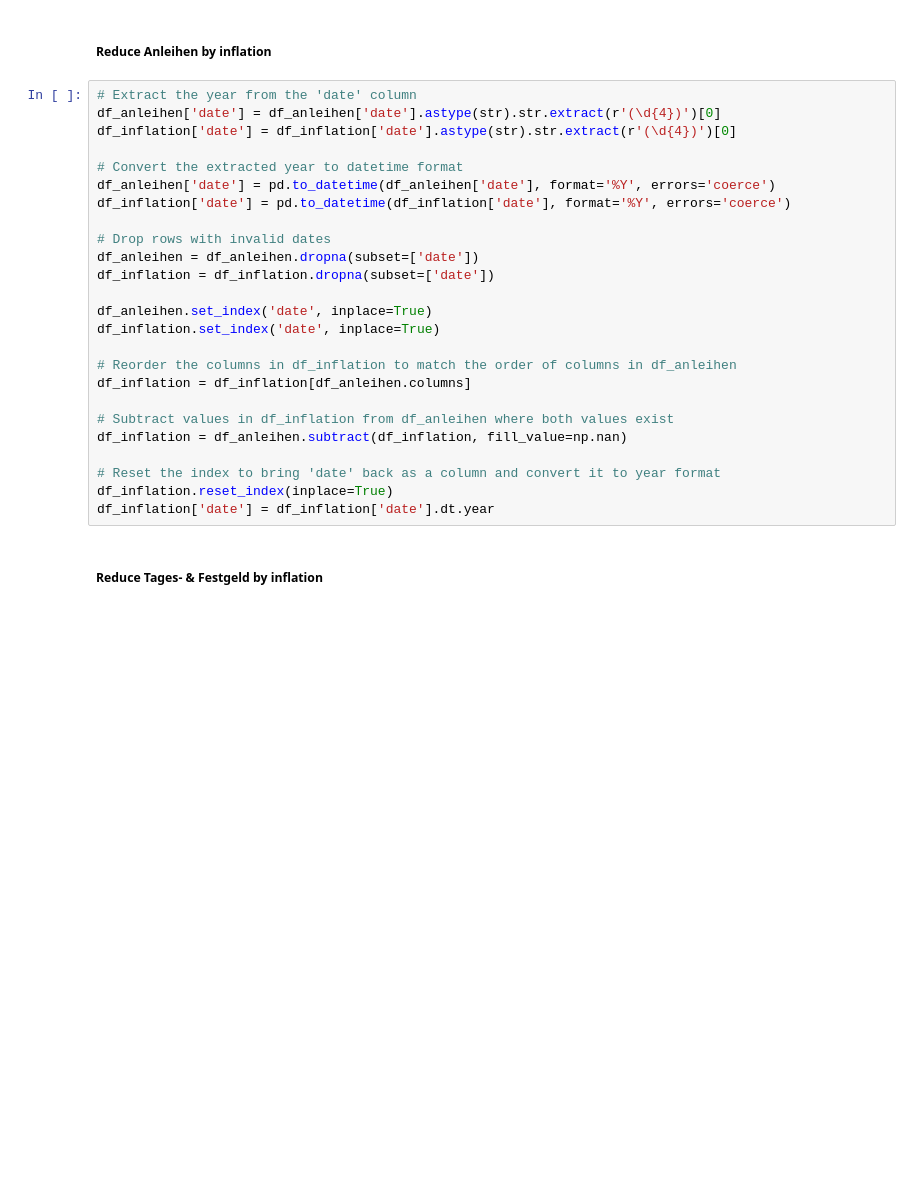
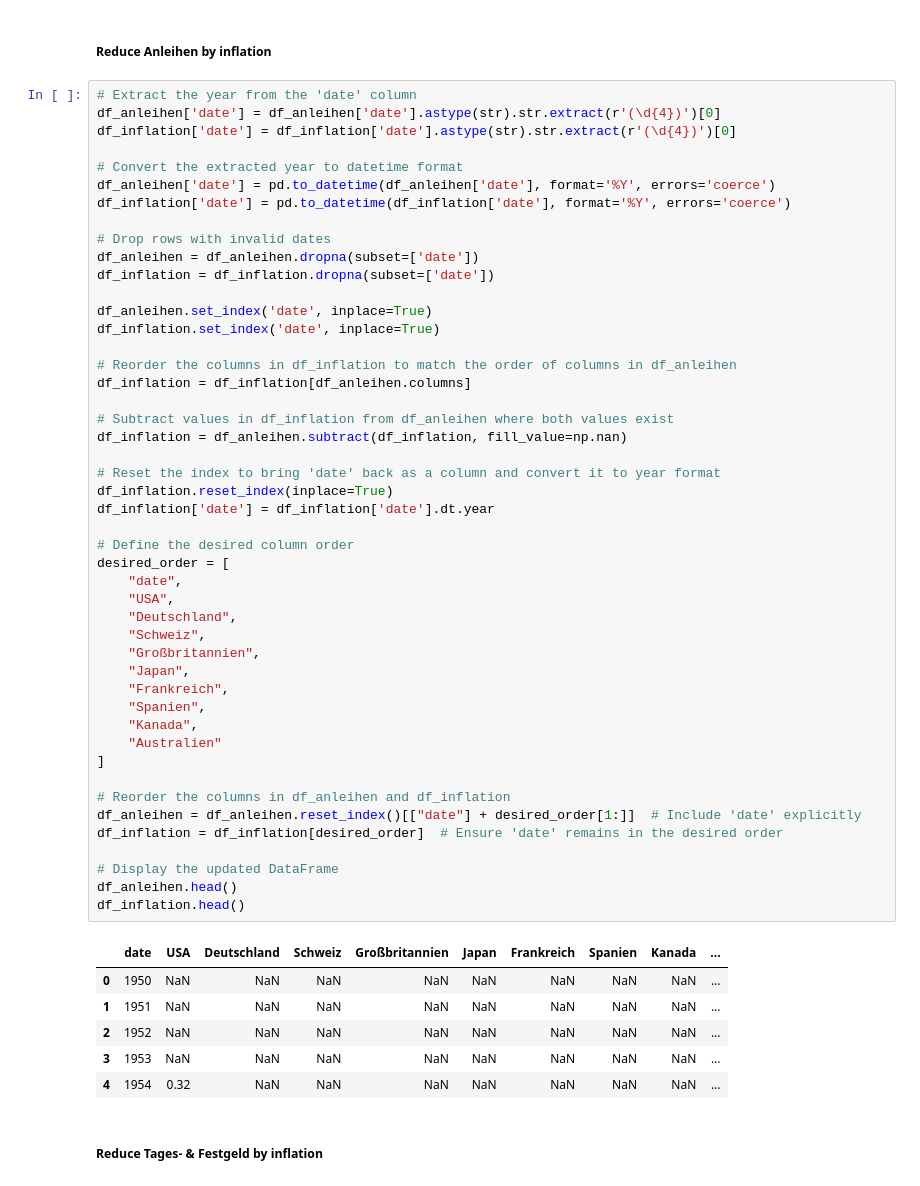
Before and after one commit to merekat/hb-passiv-income, a Jupyter notebook: script.ipynb, the cells around one changed output. Cells and saved outputs as stored; diff of their text form; blank space fills up the shorter version.

```diff
--- a/script.ipynb
+++ b/script.ipynb
@@ -42,28 +42,57 @@ df_inflation.columns = ["date", "Australien", "Kanada", "Deutschland", "Frankrei
 # %%
 # Extract the year from the 'date' column
 df_anleihen['date'] = df_anleihen['date'].astype(str).str.extract(r'(\d{4})')[0]
 df_inflation['date'] = df_inflation['date'].astype(str).str.extract(r'(\d{4})')[0]
 
 # Convert the extracted year to datetime format
 df_anleihen['date'] = pd.to_datetime(df_anleihen['date'], format='%Y', errors='coerce')
 df_inflation['date'] = pd.to_datetime(df_inflation['date'], format='%Y', errors='coerce')
 
 # Drop rows with invalid dates
 df_anleihen = df_anleihen.dropna(subset=['date'])
 df_inflation = df_inflation.dropna(subset=['date'])
 
 df_anleihen.set_index('date', inplace=True)
 df_inflation.set_index('date', inplace=True)
 
 # Reorder the columns in df_inflation to match the order of columns in df_anleihen
 df_inflation = df_inflation[df_anleihen.columns]
 
 # Subtract values in df_inflation from df_anleihen where both values exist
 df_inflation = df_anleihen.subtract(df_inflation, fill_value=np.nan)
 
 # Reset the index to bring 'date' back as a column and convert it to year format
 df_inflation.reset_index(inplace=True)
 df_inflation['date'] = df_inflation['date'].dt.year
+
+# Define the desired column order
+desired_order = [
+    "date",
+    "USA",
+    "Deutschland",
+    "Schweiz",
+    "Großbritannien",
+    "Japan",
+    "Frankreich",
+    "Spanien",
+    "Kanada",
+    "Australien"
+]
+
+# Reorder the columns in df_anleihen and df_inflation
+df_anleihen = df_anleihen.reset_index()[["date"] + desired_order[1:]]  # Include 'date' explicitly
+df_inflation = df_inflation[desired_order]  # Ensure 'date' remains in the desired order
+
+# Display the updated DataFrame
+df_anleihen.head()
+df_inflation.head()
+# %% [output]
+|  | date | USA | Deutschland | Schweiz | Großbritannien | Japan | Frankreich | Spanien | Kanada | ... |
+| 0 | 1950 | NaN | NaN | NaN | NaN | NaN | NaN | NaN | NaN | ... |
+| 1 | 1951 | NaN | NaN | NaN | NaN | NaN | NaN | NaN | NaN | ... |
+| 2 | 1952 | NaN | NaN | NaN | NaN | NaN | NaN | NaN | NaN | ... |
+| 3 | 1953 | NaN | NaN | NaN | NaN | NaN | NaN | NaN | NaN | ... |
+| 4 | 1954 | 0.32 | NaN | NaN | NaN | NaN | NaN | NaN | NaN | ... |
 # %% [markdown]
 ##### Reduce Tages- & Festgeld by inflation
 # %%
```
Also changed, not shown: parts of 3 cells of this notebook, 1 other file.
